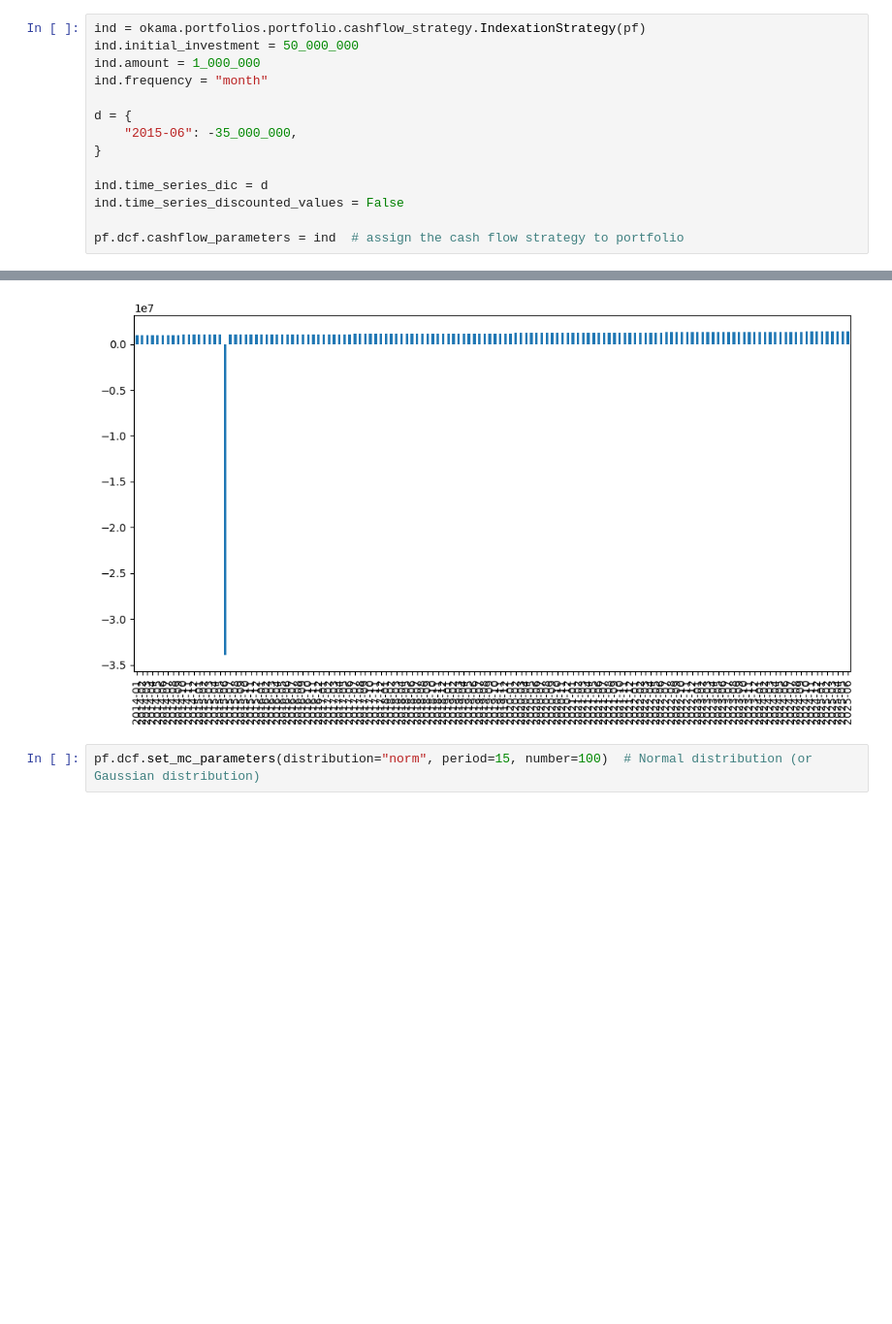
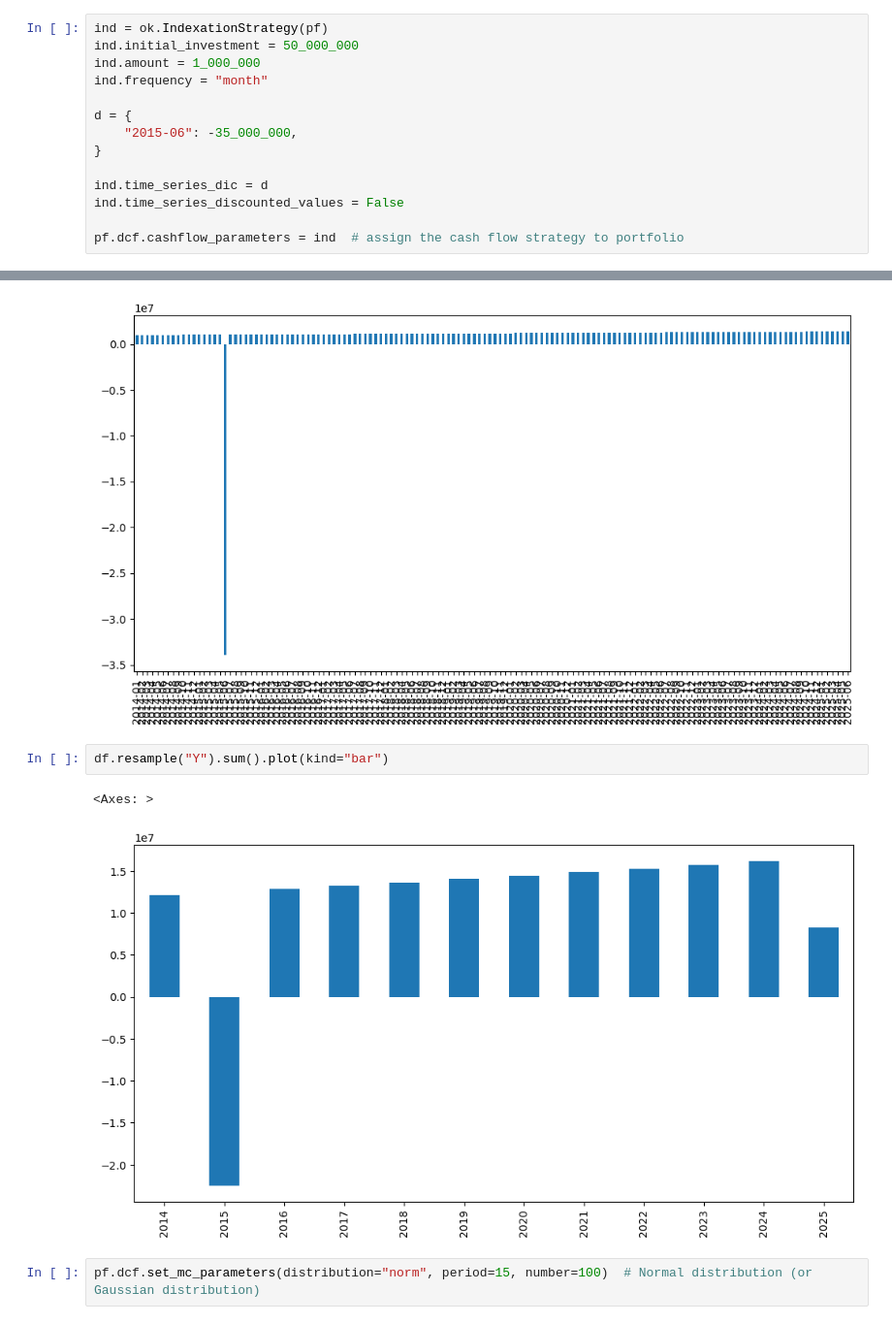
Before and after one commit to mbk-dev/okama, a Jupyter notebook: main_notebook.ipynb, the cells around one changed output, grey strips where cells are left out. Shown at 97% size. Saved outputs shown, nothing was run; the diff lists cells and outputs as text; blank space fills up the shorter version.

```diff
--- a/main_notebook.ipynb
+++ b/main_notebook.ipynb
@@ -62,7 +60,7 @@ dtype: object
 # %% [markdown]
 ### Indexation Strategy
 # %%
-ind = okama.portfolios.portfolio.cashflow_strategy.IndexationStrategy(pf)
+ind = ok.IndexationStrategy(pf)
 ind.initial_investment = 50_000_000
 ind.amount = 1_000_000
 ind.frequency = "month"
@@ -120,6 +117,11 @@ df.plot(kind="bar")
 # %% [output]
 <Axes: >
 [figure]
+# %%
+df.resample("Y").sum().plot(kind="bar")
+# %% [output]
+<Axes: >
+[figure, added]
 # %%
 pf.dcf.set_mc_parameters(distribution="norm", period=15, number=100)  # Normal distribution (or Gaussian distribution)
 # %%
```
Also changed, not shown: parts of 4 cells of this notebook, 6 other files.
